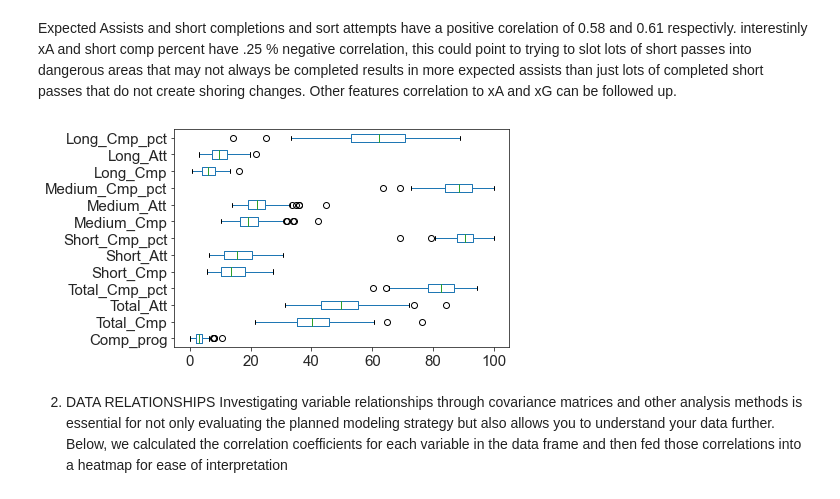
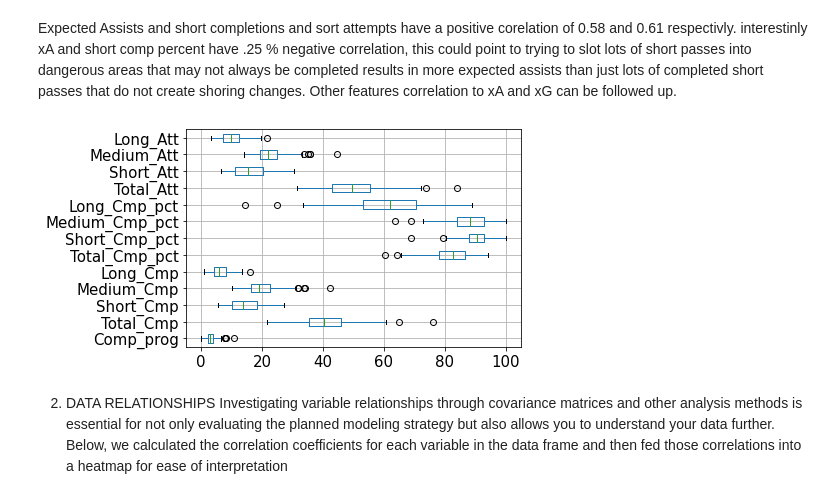
Before and after one commit to misterrustia/MLS_clustering_Captsone, a Jupyter notebook: 2_Exploratory_Data_analysis/Player_exploratory_data_analysis.ipynb, the cells around one changed output. Drawn from its saved outputs; the diff is of its cells as text; code cells hidden in the pictures.

```diff
--- a/2_Exploratory_Data_analysis/Player_exploratory_data_analysis.ipynb
+++ b/2_Exploratory_Data_analysis/Player_exploratory_data_analysis.ipynb
@@ -225,8 +176,0 @@ df['int_tackl_blocks'] = df['pAdj_def_interceptions']+df['pAdj_from_mish_tackles
-# %%
-graph = df.loc[(df['int_tackl_recover']<35)&(df['Position']!='GK')&(df['Aerial_win_pct']<100)&
-               (df['Aerial_win_pct']>0)&(df['Nineties']>5)]
-
-sns.set_style('ticks')
-fig, ax = plt.subplots()
-fig.set_size_inches(18.5, 10.5)
-g = sns.scatterplot(data=graph, x ='xG', y='xA',hue='Position', ax=ax).set(title='MLS 2021 xA. Vs xG per 90')
@@ -355,0 +177,3 @@ df.head()
+# %%
+df = pd.read_csv('../data/final_per_90_and_pAdj.csv')
+df.info()
@@ -362,0 +210,2 @@ defenders = df.loc[(df['Position']=='DF')&( df['Nineties'] >.9)]
+# %%
+defenders['pct_long_balls']= defenders['ratio_long_balls']*100
@@ -487,24 +362,24 @@ boxplot = df.boxplot(grid = False,vert=False,fontsize=15)
 # %%
 #use boxplot to observe outliers - key for anamoly dection
 
 boxplot = defenders[[
  'Comp_prog',
  'Total_Cmp',
     'Short_Cmp',
      'Medium_Cmp',
     'Long_Cmp',
 
  'Total_Cmp_pct',
     'Short_Cmp_pct',
     'Medium_Cmp_pct',
-    'Long_Cmp_pct'
+    'Long_Cmp_pct',
 
     'Total_Att',
  'Short_Att',
  'Medium_Att',
  'Long_Att']].boxplot(grid = True,vert=False,fontsize=15)
 # %% [output]
-[figure, old version]
+[figure, new version]
 # %% [markdown]
 2. DATA RELATIONSHIPS
 Investigating variable relationships through covariance matrices and other analysis methods is essential for not only evaluating the planned modeling strategy but also allows you to understand your data further. Below, we calculated the correlation coefficients for each variable in the data frame and then fed those correlations into a heatmap for ease of interpretation
```
Also changed, not shown: parts of 36 cells of this notebook, 2 other files.
